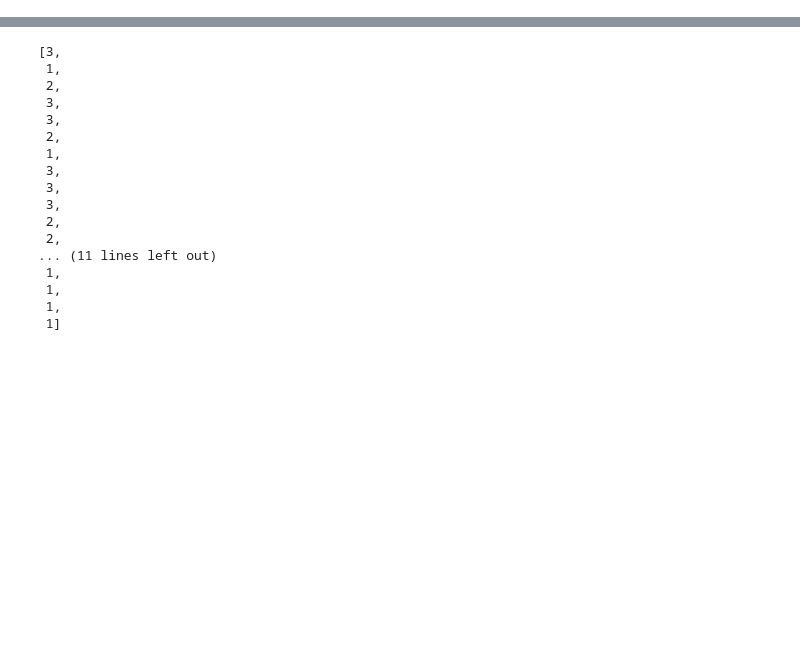
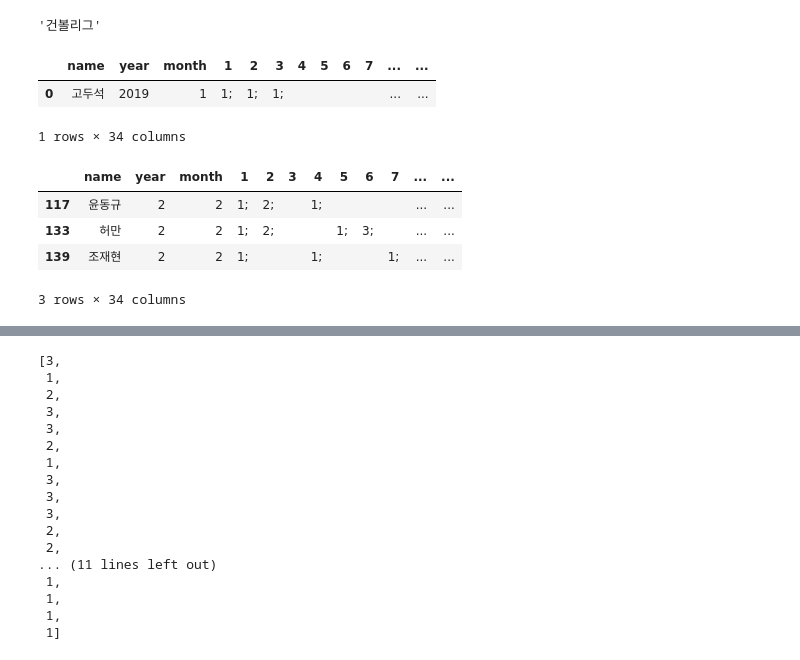
Before and after one commit to yundk7/Bowling_Team_Heroku, a Jupyter notebook: pet_pals/Untitled.ipynb, the cells around one changed output, grey strips where cells are left out. Saved outputs shown, nothing was run; the diff lists cells and outputs as text; code cells hidden in the pictures; blank space fills up the shorter version.

```diff
--- a/pet_pals/Untitled.ipynb
+++ b/pet_pals/Untitled.ipynb
@@ -5,0 +131,10 @@ import random
+# %%
+typ_list[6]
+# %% [output]
+'건볼리그'
+# %%
+result
+# %% [output]
+|  | name | year | month | 1 | 2 | 3 | 4 | 5 | 6 | 7 | ... | ... |
+| 0 | 고두석 | 2019 | 1 | 1; | 1; | 1; |  |  |  |  | ... | ... |
+1 rows × 34 columns
@@ -5,0 +149,59 @@ import random
+# %%
+con = create_engine("postgres://qcumacnfmicopw:c700fed529373aa3b54a62168e0914d2a0d1d5b458aa965d4aea319662c6ed97@ec2-174-129-27-158.compute-1.amazonaws.com:5432/d5koeu8hgsrr65")
+attendance = pd.read_sql("attendance", con)
+members = pd.read_sql("members", con)
+
+attendance = pd.DataFrame(attendance)
+year = pd.DatetimeIndex([date]).year
+year = str(year[0])
+month = pd.DatetimeIndex([date]).month
+month = str(month[0])
+day = pd.DatetimeIndex([date]).day
+day = str(day[0])
+if names[-1] == ",":
+    names = names[:-1]
+names = names.replace(" ","").split(",")
+for name in names:
+    if names.count(name) > 1:
+        print("no")
+        #return(f"{name} was foud multiple times")
+    if name not in list(members["name"]):
+        print("no")
+#         return(f'{name} not found in active members')
+df = attendance[attendance["year"]==year][attendance["month"]==month][attendance["name"].isin(names)]
+df["name"] = names
+df["year"] = year[0]
+df["month"] = month[0]
+df = df.fillna("")
+if typ != "":
+    typ = typ.replace(" ","").split(",")
+    typ_list = ["벙","정모","정기전","챔프","교류전","리그","건볼리그"]
+    for t in typ:
+        if str(t) not in typ_list:
+            print("no")
+#             return(f'{t} was not find in attendance type')
+    for t in typ:
+        i = typ.index(t) + 1
+        df[day] = df[day].str.replace(f"{str(i)};","")
+        df[day] = df[day] + str(i) + ";"
+if del_typ != "":
+    del_typ = del_typ.replace(" ","").split(",")
+    typ_list = ["벙","정모","정기전","챔프","교류전","리그","건볼리그"]
+    for t in del_typ:
+        if str(t) not in typ_list:
+            print("no")
+#             return(f'{t} was not find in attendance type')
+    for t in del_typ:
+        i = del_typ.index(t) + 1
+        df[day] = df[day].str.replace(f"{str(i)};","")
+#         df[str(day[0])] = df[str(day[0])] + str(i) + ";"
+attendance = pd.concat([attendance,df]).drop_duplicates(["name","year","month"],keep = "last")
+attendance.sort_values(["month","year","name"], inplace= True)
+attendance.to_sql("attendance", con, if_exists = "replace", index = False)
+df
+# %% [output]
+|  | name | year | month | 1 | 2 | 3 | 4 | 5 | 6 | 7 | ... | ... |
+| 117 | 윤동규 | 2 | 2 | 1; | 2; |  | 1; |  |  |  | ... | ... |
+| 133 | 허만 | 2 | 2 | 1; | 2; |  |  | 1; | 3; |  | ... | ... |
+| 139 | 조재현 | 2 | 2 | 1; |  |  | 1; |  |  | 1; | ... | ... |
+3 rows × 34 columns
```
Also changed, not shown: parts of 12 cells of this notebook, 9 other files.
